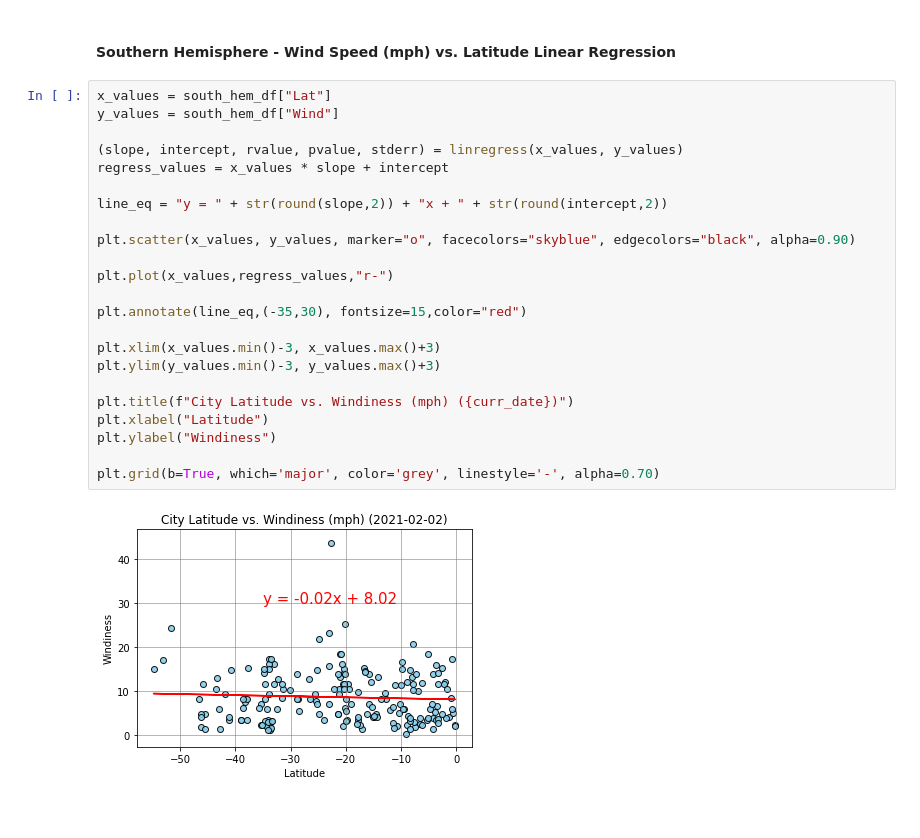
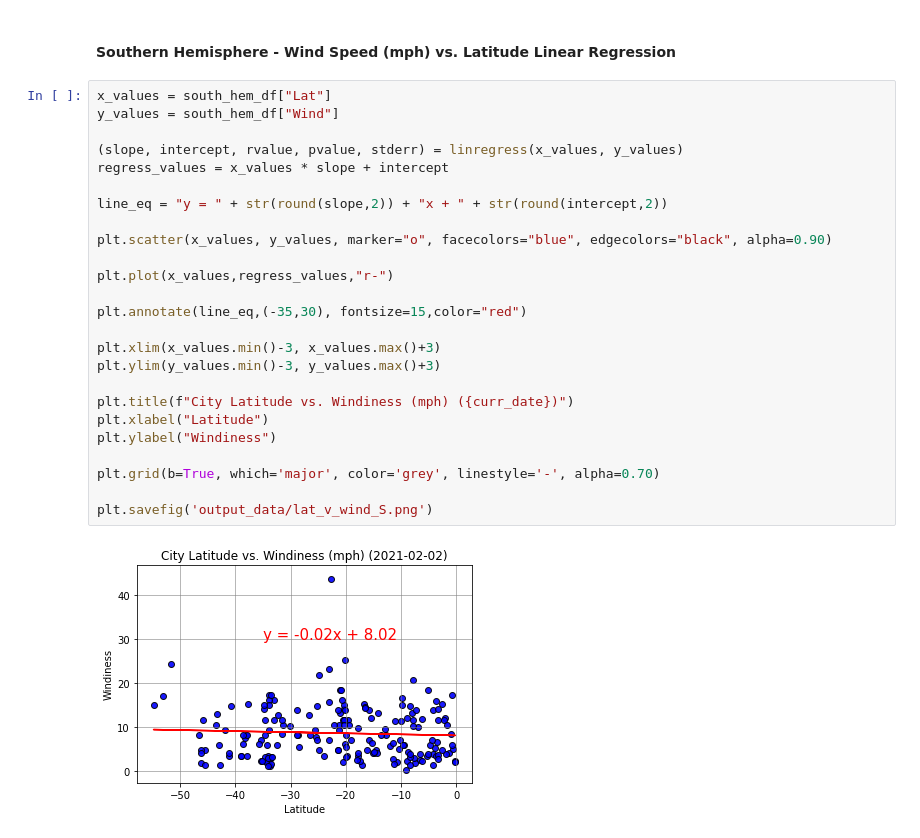
Before and after one commit to CameronFarquhar/Python_API, a Jupyter notebook: WeatherPy/WeatherPy.ipynb, the cells around one changed output. Drawn from its saved outputs; the diff is of its cells as text.

```diff
--- a/WeatherPy/WeatherPy.ipynb
+++ b/WeatherPy/WeatherPy.ipynb
@@ -433,25 +451,27 @@ plt.grid(b=True, which='major', color='grey', linestyle='-', alpha=0.70)
 # %%
 x_values = south_hem_df["Lat"]
 y_values = south_hem_df["Wind"]
 
 (slope, intercept, rvalue, pvalue, stderr) = linregress(x_values, y_values)
 regress_values = x_values * slope + intercept
 
 line_eq = "y = " + str(round(slope,2)) + "x + " + str(round(intercept,2))
 
-plt.scatter(x_values, y_values, marker="o", facecolors="skyblue", edgecolors="black", alpha=0.90)
+plt.scatter(x_values, y_values, marker="o", facecolors="blue", edgecolors="black", alpha=0.90)
 
 plt.plot(x_values,regress_values,"r-")
 
 plt.annotate(line_eq,(-35,30), fontsize=15,color="red")
 
 plt.xlim(x_values.min()-3, x_values.max()+3)
 plt.ylim(y_values.min()-3, y_values.max()+3)
 
 plt.title(f"City Latitude vs. Windiness (mph) ({curr_date})")
 plt.xlabel("Latitude")
 plt.ylabel("Windiness")
 
 plt.grid(b=True, which='major', color='grey', linestyle='-', alpha=0.70)
+
+plt.savefig('output_data/lat_v_wind_S.png')
 # %% [output]
-[figure, old version]
+[figure, new version]
```
Also changed, not shown: parts of 12 cells of this notebook, 12 other files.
